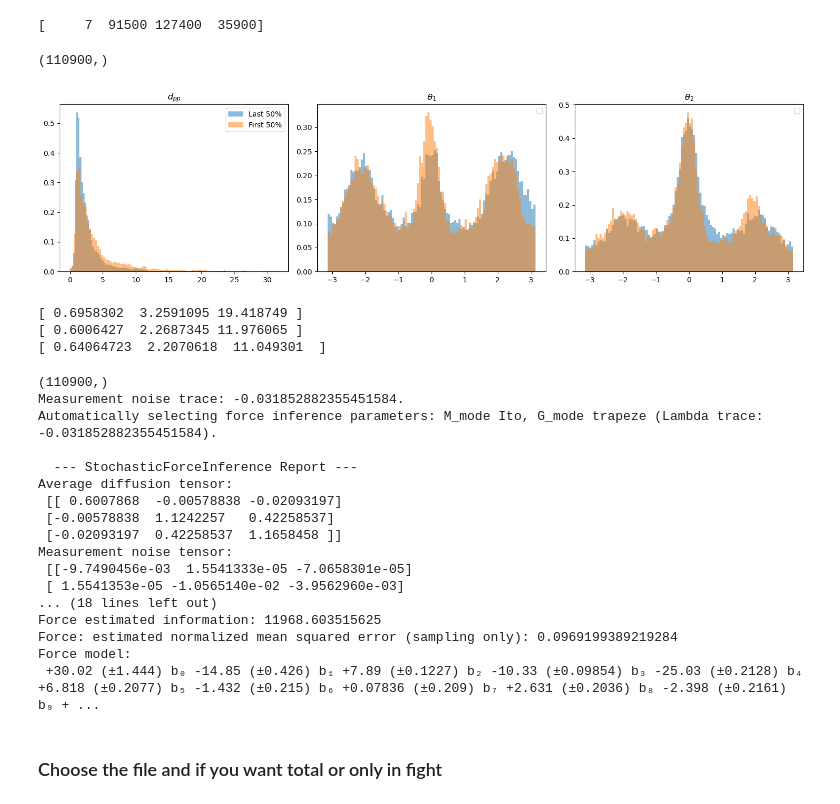
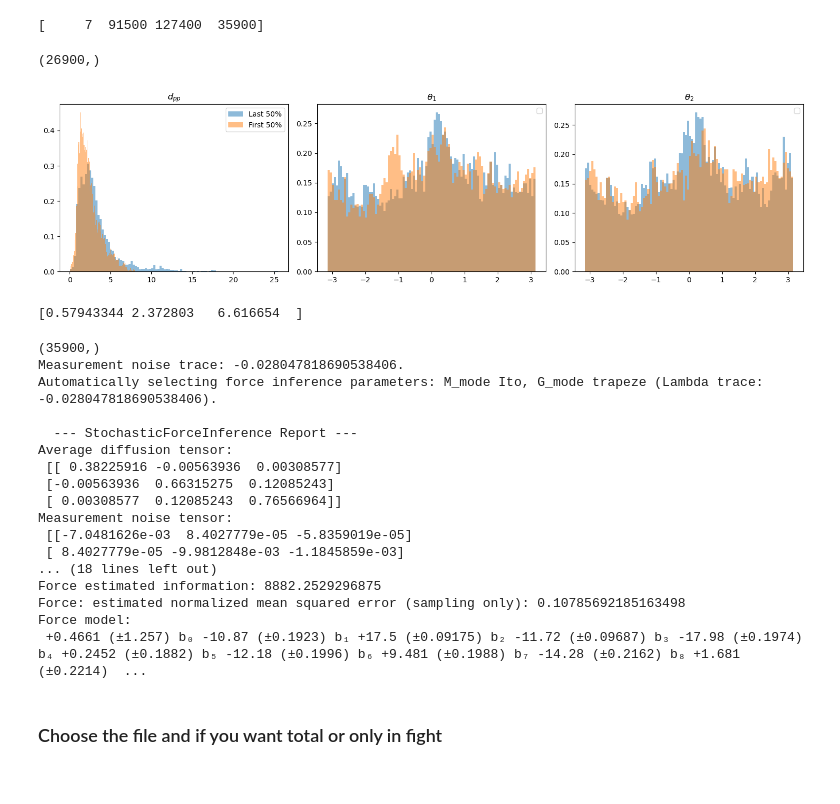
Before and after one commit to Marindevandijk/Thesis-clean, a Jupyter notebook: notebook_exploratory/01_overdamped_exploration.ipynb, the cells around one changed output. Saved outputs shown, nothing was run; the diff lists cells and outputs as text; code cells hidden in the pictures.

```diff
--- a/notebook_exploratory/01_overdamped_exploration.ipynb
+++ b/notebook_exploratory/01_overdamped_exploration.ipynb
@@ -264,7 +263,11 @@ def Run_Force_inference(X,time_idx,K,M,lam):
 #path ="/Users/marindevandijk/Documents/CLS 2025/Thesis/Coding/ZebraFish_project/Data/tracking_results/FishTank20200130_153857_tracking_results.h5"
 
 #path = "/Users/marindevandijk/Documents/CLS 2025/Thesis/Coding/ZebraFish_project/Data/tracking_results/FishTank20200130_181614_tracking_results.h5" #exp3
-path = "/Users/marindevandijk/Documents/CLS 2025/Thesis/Coding/ZebraFish_project/Data/tracking_results/FishTank20200213_154940_tracking_results.h5" #exp5#
+#path = "/Users/marindevandijk/Documents/CLS 2025/Thesis/Coding/ZebraFish_project/Data/tracking_results/FishTank20200213_154940_tracking_results.h5" #exp5#
+#path = "/Users/marindevandijk/Documents/CLS 2025/Thesis/Coding/ZebraFish_project/Data/tracking_results/FishTank20200214_153519_tracking_results.h5" #exp6
+#path = "/Users/marindevandijk/Documents/CLS 2025/Thesis/Coding/ZebraFish_project/Data/tracking_results/FishTank20200217_160052_tracking_results.h5" #exp7
+#path = "/Users/marindevandijk/Documents/CLS 2025/Thesis/Coding/ZebraFish_project/Data/tracking_results/FishTank20200127_143538_tracking_results.h5" #exp0
+path = "/Users/marindevandijk/Documents/CLS 2025/Thesis/Coding/ZebraFish_project/Data/tracking_results/FishTank20200129_140656_tracking_results.h5" #exp1
 X_coordinates, fightbout = prepare_data(path,0,True)
 dpp,theta1,theta2 = calculate_variables(X_coordinates[:,:,:,:])
 print(dpp.shape)
@@ -280,51 +283,43 @@ thetai_85 = theta_i_c[:int(0.5*N)]
 thetai_15 = theta_i_c[int(0.5*N):]
 
 thetaj_85 = theta_j_c[:int(0.5*N)]
 thetaj_15 = theta_j_c[int(0.5*N):]
 
 axs[0].hist(dpp_15, bins=100, alpha=0.5,density = True, label='Last 50%')
 axs[0].hist(dpp_85, bins=100, alpha=0.5, density = True,label='First 50%')
 #axs[0].hist(dpp_15, bins=80, alpha=0.5,density = True, label='last 15%')
 
 axs[0].set_title(r'$d_{pp}$')
 axs[0].legend()
 
 # Theta 1
 axs[1].hist(thetai_15, bins=100, alpha=0.5, density = True)
 axs[1].hist(thetai_85, bins=100, alpha=0.5,density = True)
 #axs[1].hist(thetai_15, bins=80, alpha=0.5, density = True,label='last 15%')
 
 axs[1].set_title(r"$\theta_1$")
 axs[1].legend()
 # Theta 2
 axs[2].hist(thetaj_15, bins=100, alpha=0.5,density = True)
 axs[2].hist(thetaj_85, bins=100, alpha=0.5, density = True)
 #axs[2].hist(thetaj_15, bins=80, alpha=0.5,density = True, label='last 15%')
 
 axs[2].set_title(r"$\theta_2$")
 axs[2].legend()
 
 plt.tight_layout()
+save_path = "Exploratory_Figures"
+os.makedirs(save_path, exist_ok=True)
+#plt.savefig(f"{save_path}/Real_distributions/exp0_fight1.png", dpi=300)
 plt.show()
+
+q1, q60, q98 = np.percentile(d_pp_c, [1, 50, 95])
+lam_common = jnp.array([q1, q60, q98])
+print(lam_common)
 # %% [output]
-(110900,)
+(26900,)
-[figure, old version]
+[figure, new version]
+[0.57943344 2.372803   6.616654  ]
-# %%
-q25, q50, q90 = np.percentile(dpp_85, [1, 60, 98])
-lam_first = jnp.array([q25, q50, q90])
-print(lam_first)
-
-q25, q50, q90 = np.percentile(dpp_15, [1, 60, 98])
-lam_last = jnp.array([q25, q50, q90])
-print(lam_last)
-
-q1, q60, q98 = np.percentile(d_pp_c, [1, 50, 95])
-lam_common = jnp.array([q1, q60, q98])
-print(lam_common)
-# %% [output]
-[ 0.6958302  3.2591095 19.418749 ]
-[ 0.6006427  2.2687345 11.976065 ]
-[ 0.64064723  2.2070618  11.049301  ]
 # %%
 #path = "/Users/marindevandijk/Documents/CLS 2025/Thesis/Coding/ZebraFish_project/Data/tracking_results/FishTank20200525_161602_tracking_results.h5"
 #d_pp,theta_i,theta_j = calculate_variables(prepare_data(path,True))
@@ -354,30 +349,30 @@ X_first,t_first = X[:n],time_idx[:n]
 X_last,t_last = X[n:],time_idx[n:]
 
 #S_full, descriptor = Run_Force_inference(X_full, t_full,K=2, M=4,lam=jnp.array([0.77, 2.8, 7.1]))
-S_first_exp18, descriptor = Run_Force_inference(X_first, t_first,K=3, M=4,lam=lam_common)
-S_last_exp18, descriptor = Run_Force_inference(X_last, t_last,K=3, M=4,lam=lam_common)
+S_first_exp18, descriptor = Run_Force_inference(X_first, t_first,K=3, M=4,lam=jnp.array([0.9565223 ,2.8346605 ,5.578594]))
+S_last_exp18, descriptor = Run_Force_inference(X_last, t_last,K=3, M=4,lam=jnp.array([0.9565223 ,2.8346605 ,5.578594]))
 #N = len(d_pp)
 #dpp_half,thetai_half,thetaj_half = d_pp[:int(N)],theta_i[:int( N)], theta_j[:int( N)]
 #X, time_idx,_,_ = Build_segmented_data(d_pp, theta_i, theta_j)
 #S_half, descriptor = Run_Force_inference(X,time_idx, K=2, M=3)
 # %% [output]
-(110900,)
-Measurement noise trace: -0.031852882355451584.
-Automatically selecting force inference parameters: M_mode Ito, G_mode trapeze (Lambda trace: -0.031852882355451584).
+(35900,)
+Measurement noise trace: -0.028047818690538406.
+Automatically selecting force inference parameters: M_mode Ito, G_mode trapeze (Lambda trace: -0.028047818690538406).
 
   --- StochasticForceInference Report ---
 Average diffusion tensor:
- [[ 0.6007868  -0.00578838 -0.02093197]
- [-0.00578838  1.1242257   0.42258537]
- [-0.02093197  0.42258537  1.1658458 ]]
+ [[ 0.38225916 -0.00563936  0.00308577]
+ [-0.00563936  0.66315275  0.12085243]
+ [ 0.00308577  0.12085243  0.76566964]]
 Measurement noise tensor:
- [[-9.7490456e-03  1.5541333e-05 -7.0658301e-05]
- [ 1.5541353e-05 -1.0565140e-02 -3.9562960e-03]
+ [[-7.0481626e-03  8.4027779e-05 -5.8359019e-05]
+ [ 8.4027779e-05 -9.9812848e-03 -1.1845859e-03]
 ... (18 lines left out)
-Force estimated information: 11968.603515625
-Force: estimated normalized mean squared error (sampling only): 0.0969199389219284
+Force estimated information: 8882.2529296875
+Force: estimated normalized mean squared error (sampling only): 0.10785692185163498
 Force model:
- +30.02 (±1.444) b₀ -14.85 (±0.426) b₁ +7.89 (±0.1227) b₂ -10.33 (±0.09854) b₃ -25.03 (±0.2128) b₄ +6.818 (±0.2077) b₅ -1.432 (±0.215) b₆ +0.07836 (±0.209) b₇ +2.631 (±0.2036) b₈ -2.398 (±0.2161) b₉ + ...
+ +0.4661 (±1.257) b₀ -10.87 (±0.1923) b₁ +17.5 (±0.09175) b₂ -11.72 (±0.09687) b₃ -17.98 (±0.1974) b₄ +0.2452 (±0.1882) b₅ -12.18 (±0.1996) b₆ +9.481 (±0.1988) b₇ -14.28 (±0.2162) b₈ +1.681 (±0.2214)  ...
 # %% [markdown]
 ### Choose the file and if you want total or only in fight
 # %%
```
Also changed, not shown: parts of 4 cells of this notebook, 1 other file.
